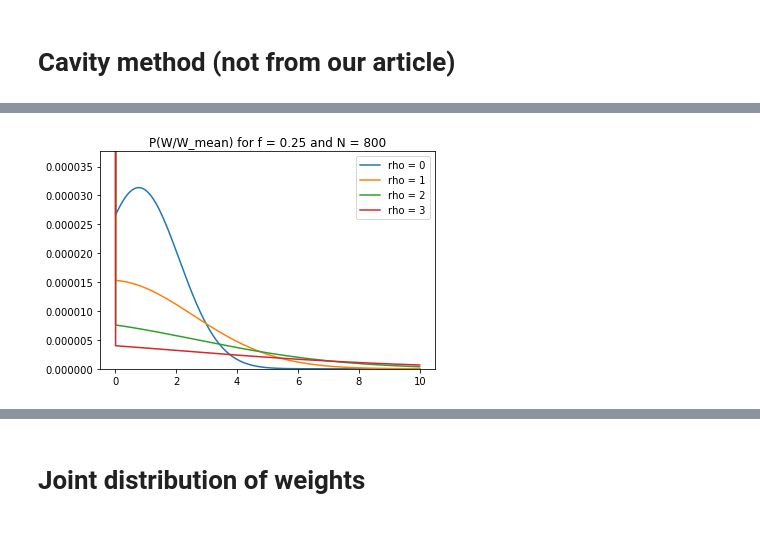
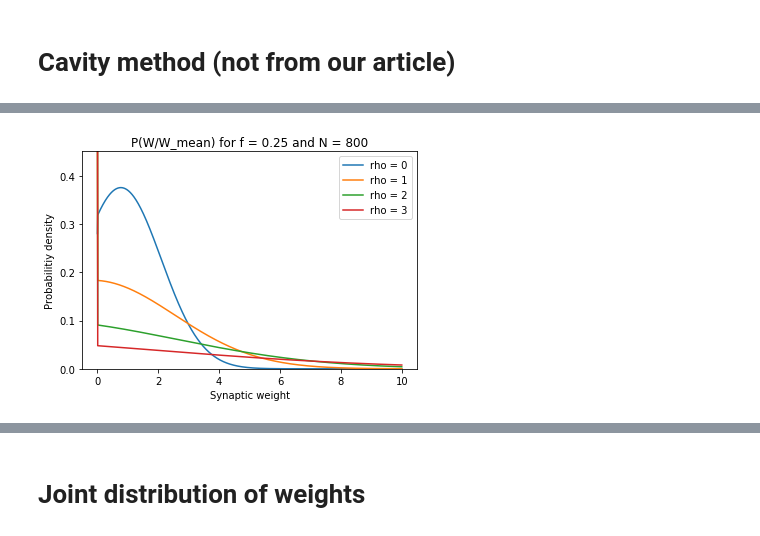
Before and after one commit to jlamweil/cortex-connect, a Jupyter notebook: replica-cavity.ipynb, the cells around one changed output, grey strips where cells are left out. Saved outputs shown, nothing was run; the diff lists cells and outputs as text; code cells hidden in the pictures.

```diff
--- a/replica-cavity.ipynb
+++ b/replica-cavity.ipynb
@@ -159,21 +159,21 @@ def rho_from_B(B):
 
 
 def B_from_rho(rho_value):
-    print("Checkpoint 1")
+#     print("Checkpoint 1")
     func_b = lambda B: rho_value - rho_from_B(B)
-    print("Checkpoint 3")
+#     print("Checkpoint 3")
     B_initial_guess = 0
-    print("Checkpoint 4")
+#     print("Checkpoint 4")
     B_value = fsolve(func_b, B_initial_guess)
-    #Plot it
-    absc = np.linspace(-2, 2, 100)
-    plt.plot(absc, [func_b(el) for el in absc])
-    plt.xlabel("B")
-    plt.grid()
-    plt.show()
+#     #Plot it
+#     absc = np.linspace(-2, 2, 100)
+#     plt.plot(absc, [func_b(el) for el in absc])
+#     plt.xlabel("B")
+#     plt.grid()
+#     plt.show()
     print("The solution is B_value = %f" % B_value)
-    print("at which the value of the expression is %f" % func_b(B_value))
-    print("Checkpoint 5")
+#     print("at which the value of the expression is %f" % func_b(B_value))
+#     print("Checkpoint 5")
 #     print(B_value)
     return B_value
 
@@ -197,6 +197,7 @@ N = 800
 f = 0.25
 theta_prime = 3 #theta of the 1st article = theta_2/N (where theta_2 is from the 2nd article)
 theta = N*theta_prime #i.e. T of our article
+theta = 0.2
 rho_exp_list = [0,1,2,3]
 
 
@@ -222,9 +223,7 @@ for rho_exp in rho_exp_list:
     alpha_c = get_alpha_c(B,y,z)
     print("alpha_c =",alpha_c)
 
-
-
-    absc = [i/100 for i in range(1000)]
+    absc = np.linspace(0,10,1000)
     proba = [get_p(x*theta/f,B) for x in absc] #x=w/w_mean=W/W_mean  where W_mean = theta/f
     proba_all.append(proba)
 # %% [output]
@@ -283,14 +247,16 @@ alpha_c = [ 0.30846764]
 # %%
 for i in range(len(rho_exp_list)):
     plt.plot(absc,proba_all[i],label="rho = "+str(rho_exp_list[i]))
 plt.legend()
-# plt.ylim(0,0.00005)
+# plt.ylim(0,0.00000000005)
 y_max_plot = np.max(proba_all[0][1:])
 plt.ylim(0,y_max_plot*1.2)
 plt.title('P(W/W_mean) for f = '+str(f)+' and N = '+str(N))
+plt.ylabel('Probabilitiy density')
+plt.xlabel('Synaptic weight')
 plt.show()
 # %% [output]
-[figure, old version]
+[figure, new version]
 # %%
 #Get Figure 2 of our article
 
```
Also changed, not shown: parts of 7 cells of this notebook.
